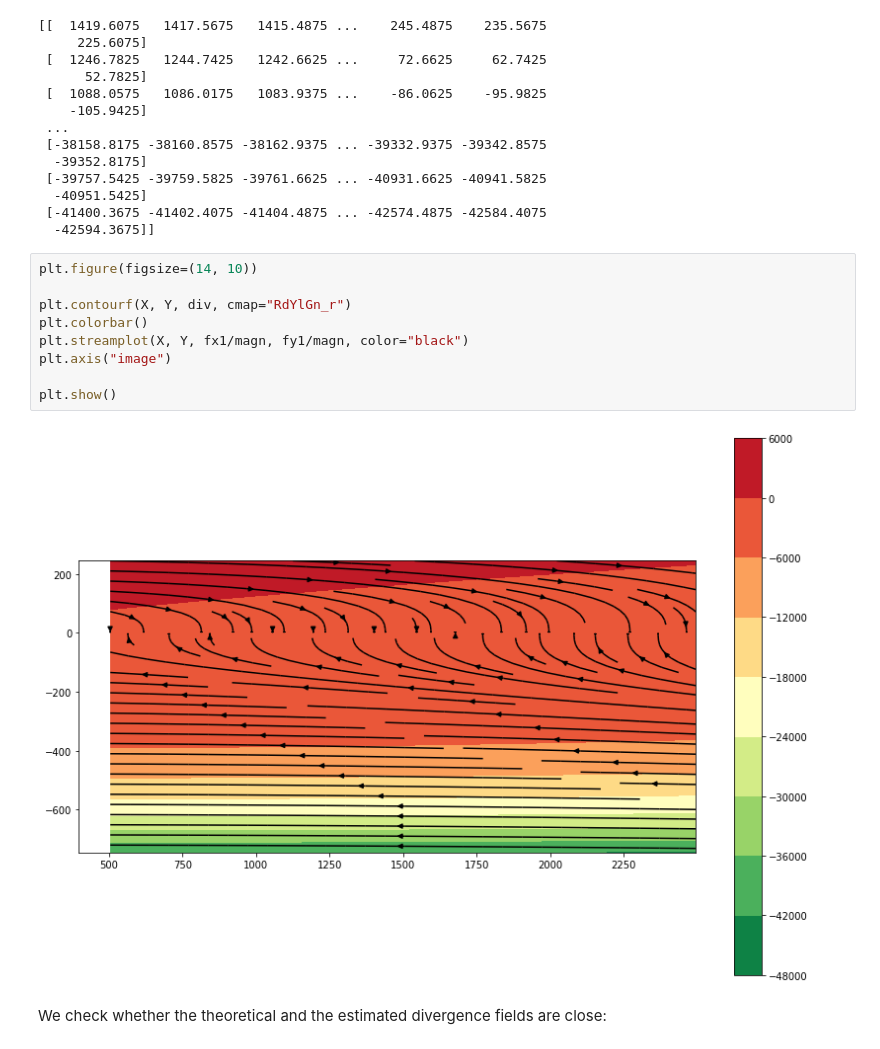
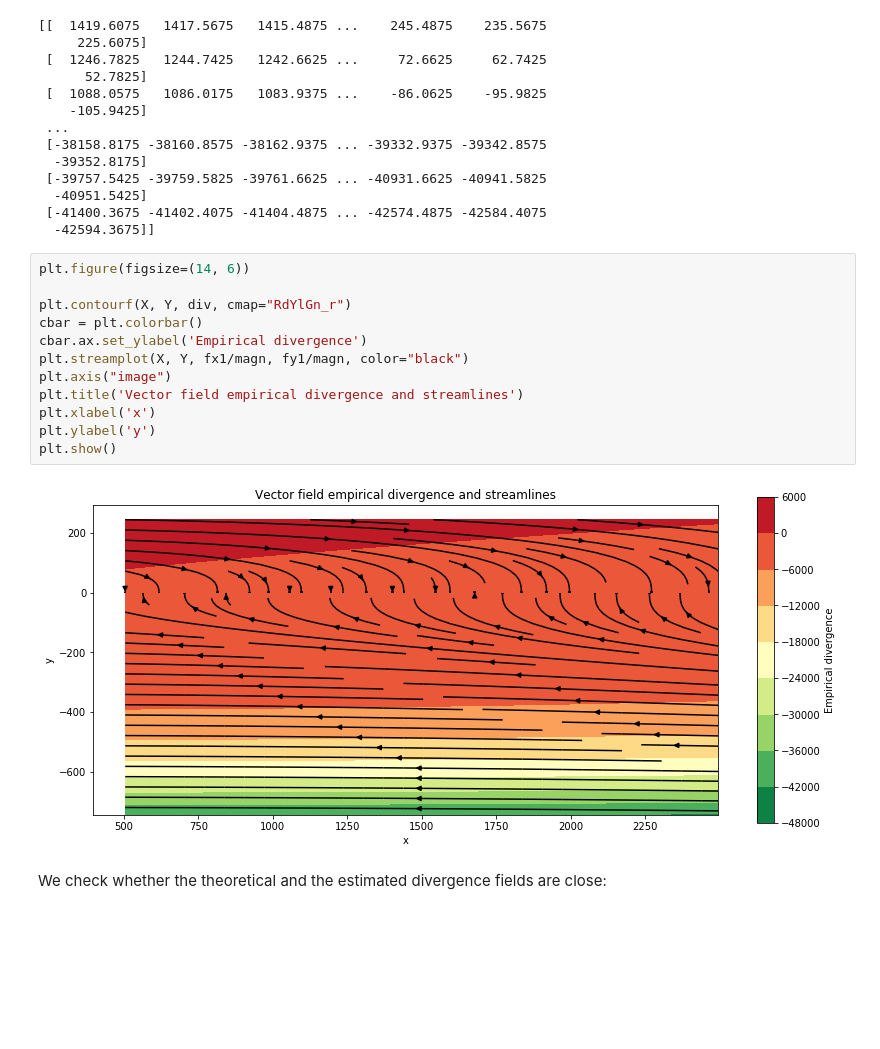
Before and after one commit to mauroalberti/VectorFieldCalc, a Jupyter notebook: pygsf/docs/notebooks/Fields - divergence, curl module and other vector field parameters.ipynb, the cells around one changed output. Drawn from its saved outputs; the diff is of its cells as text; blank space fills up the shorter version.

```diff
--- a/pygsf/docs/notebooks/Fields - divergence, curl module and other vector field parameters.ipynb
+++ b/pygsf/docs/notebooks/Fields - divergence, curl module and other vector field parameters.ipynb
@@ -241,16 +247,19 @@ print(div)
  [-41400.3675 -41402.4075 -41404.4875 ... -42574.4875 -42584.4075
   -42594.3675]]
 # %%
-plt.figure(figsize=(14, 10))
+plt.figure(figsize=(14, 6))
 
 plt.contourf(X, Y, div, cmap="RdYlGn_r")
-plt.colorbar()
+cbar = plt.colorbar()
+cbar.ax.set_ylabel('Empirical divergence')
 plt.streamplot(X, Y, fx1/magn, fy1/magn, color="black")
 plt.axis("image")
-
+plt.title('Vector field empirical divergence and streamlines')
+plt.xlabel('x')
+plt.ylabel('y')
 plt.show()
 # %% [output]
-[figure, old version]
+[figure, new version]
 # %% [markdown]
 We check whether the theoretical and the estimated divergence fields are close:
 # %%
```
Also changed, not shown: parts of 11 cells of this notebook, 12 other files.
